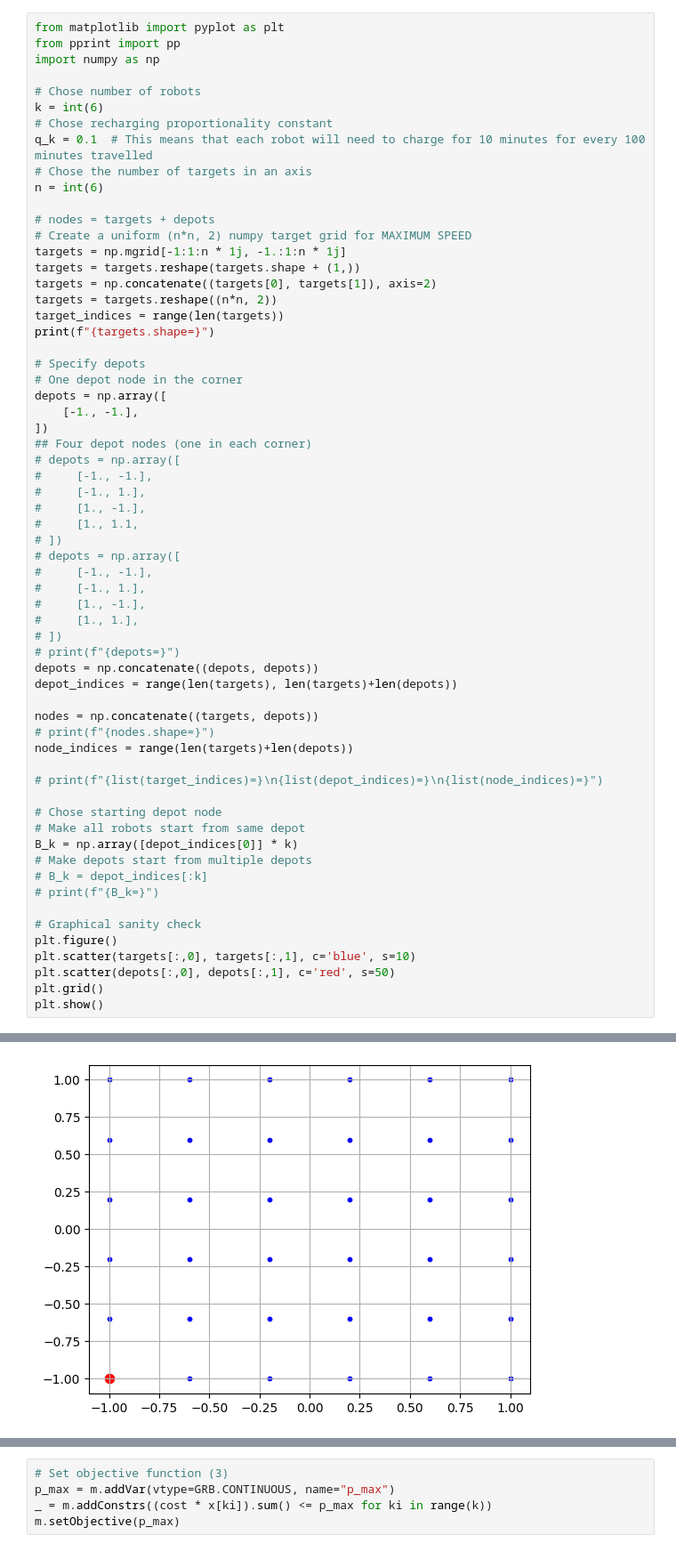
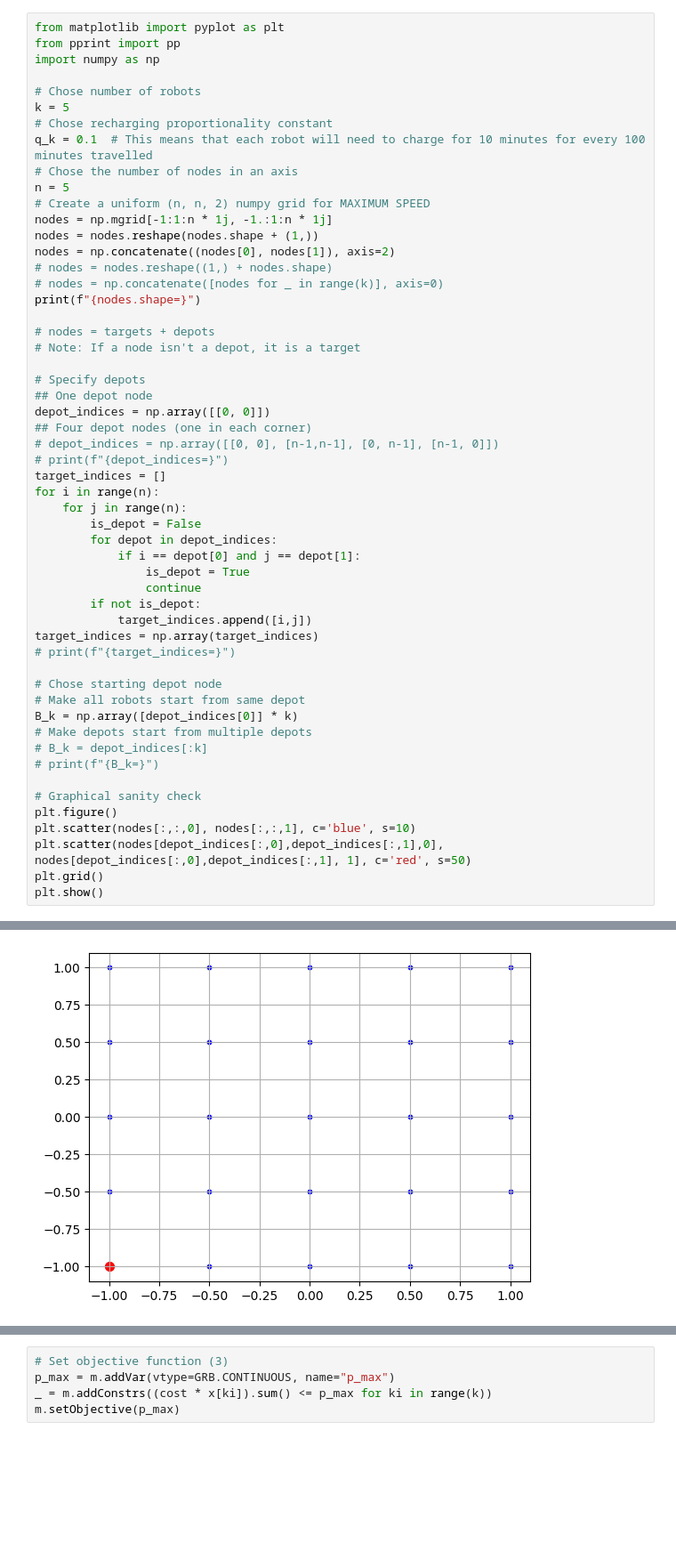
Before and after one commit to nestlab-bae-mqp-2024/mrpcp-solvers, a Jupyter notebook: jupyter/2015_mrpcp/2015_mrpcp_yasars_attempt.ipynb, the cells around one changed output, grey strips where cells are left out. Shown at 89% size. Drawn from its saved outputs; the diff is of its cells as text; blank space fills up the shorter version.

```diff
--- a/jupyter/2015_mrpcp/2015_mrpcp_yasars_attempt.ipynb
+++ b/jupyter/2015_mrpcp/2015_mrpcp_yasars_attempt.ipynb
@@ -4,48 +4,40 @@ from pprint import pp
 import numpy as np
 
 # Chose number of robots
-k = int(6)
+k = 5
 # Chose recharging proportionality constant
 q_k = 0.1  # This means that each robot will need to charge for 10 minutes for every 100 minutes travelled
-# Chose the number of targets in an axis
-n = int(6)
+# Chose the number of nodes in an axis
+n = 5
+# Create a uniform (n, n, 2) numpy grid for MAXIMUM SPEED
+nodes = np.mgrid[-1:1:n * 1j, -1.:1:n * 1j]
+nodes = nodes.reshape(nodes.shape + (1,))
+nodes = np.concatenate((nodes[0], nodes[1]), axis=2)
+# nodes = nodes.reshape((1,) + nodes.shape)
+# nodes = np.concatenate([nodes for _ in range(k)], axis=0)
+print(f"{nodes.shape=}")
 
 # nodes = targets + depots
-# Create a uniform (n*n, 2) numpy target grid for MAXIMUM SPEED
-targets = np.mgrid[-1:1:n * 1j, -1.:1:n * 1j]
-targets = targets.reshape(targets.shape + (1,))
-targets = np.concatenate((targets[0], targets[1]), axis=2)
-targets = targets.reshape((n*n, 2))
-target_indices = range(len(targets))
-print(f"{targets.shape=}")
+# Note: If a node isn't a depot, it is a target
 
 # Specify depots
-# One depot node in the corner
-depots = np.array([
-    [-1., -1.],
-])
+## One depot node
+depot_indices = np.array([[0, 0]])
 ## Four depot nodes (one in each corner)
-# depots = np.array([
-#     [-1., -1.],
-#     [-1., 1.],
-#     [1., -1.],
-#     [1., 1.1,
-# ])
-# depots = np.array([
-#     [-1., -1.],
-#     [-1., 1.],
-#     [1., -1.],
-#     [1., 1.],
-# ])
-# print(f"{depots=}")
-depots = np.concatenate((depots, depots))
-depot_indices = range(len(targets), len(targets)+len(depots))
-
-nodes = np.concatenate((targets, depots))
-# print(f"{nodes.shape=}")
-node_indices = range(len(targets)+len(depots))
-
-# print(f"{list(target_indices)=}\n{list(depot_indices)=}\n{list(node_indices)=}")
+# depot_indices = np.array([[0, 0], [n-1,n-1], [0, n-1], [n-1, 0]])
+# print(f"{depot_indices=}")
+target_indices = []
+for i in range(n):
+    for j in range(n):
+        is_depot = False
+        for depot in depot_indices:
+            if i == depot[0] and j == depot[1]:
+                is_depot = True
+                continue
+        if not is_depot:
+            target_indices.append([i,j])
+target_indices = np.array(target_indices)
+# print(f"{target_indices=}")
 
 # Chose starting depot node
 # Make all robots start from same depot
@@ -56,8 +48,8 @@ B_k = np.array([depot_indices[0]] * k)
 
 # Graphical sanity check
 plt.figure()
-plt.scatter(targets[:,0], targets[:,1], c='blue', s=10)
-plt.scatter(depots[:,0], depots[:,1], c='red', s=50)
+plt.scatter(nodes[:,:,0], nodes[:,:,1], c='blue', s=10)
+plt.scatter(nodes[depot_indices[:,0],depot_indices[:,1],0], nodes[depot_indices[:,0],depot_indices[:,1], 1], c='red', s=50)
 plt.grid()
 plt.show()
 # %% [output]
@@ -65,4 +57,4 @@ targets.shape=(36, 2)
-[figure, old version]
+[figure, new version]
 # %%
 import itertools
 
```
Also changed, not shown: parts of 9 cells of this notebook, 2 other files.
